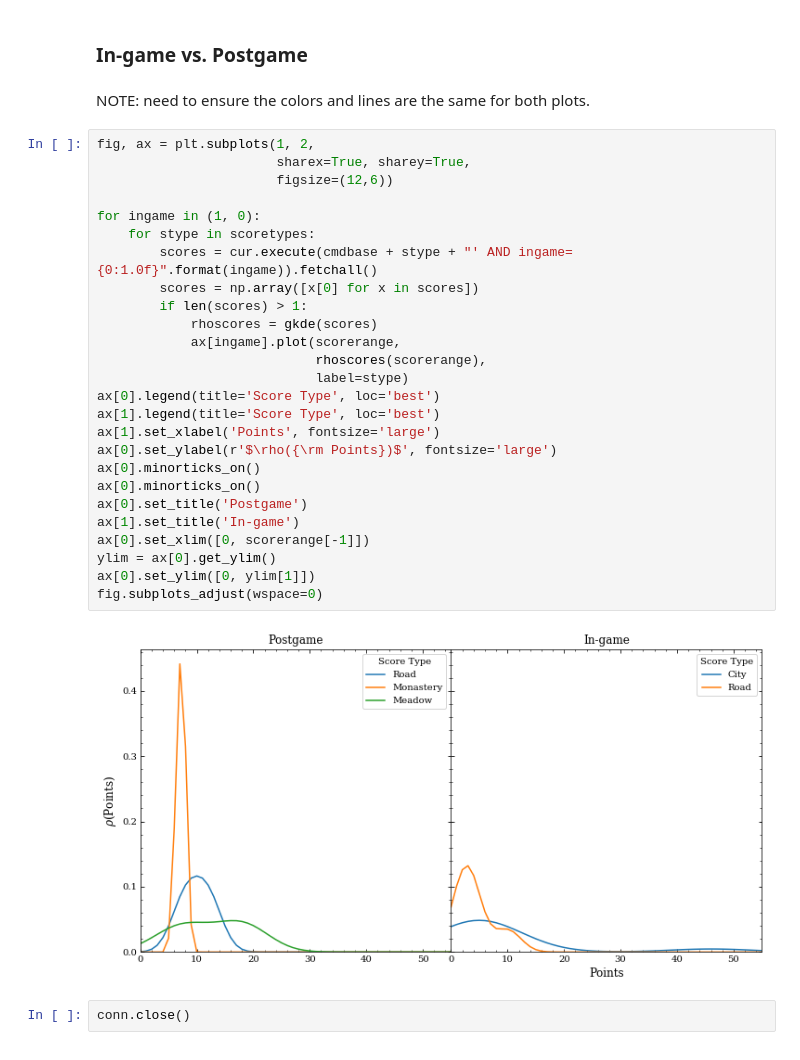
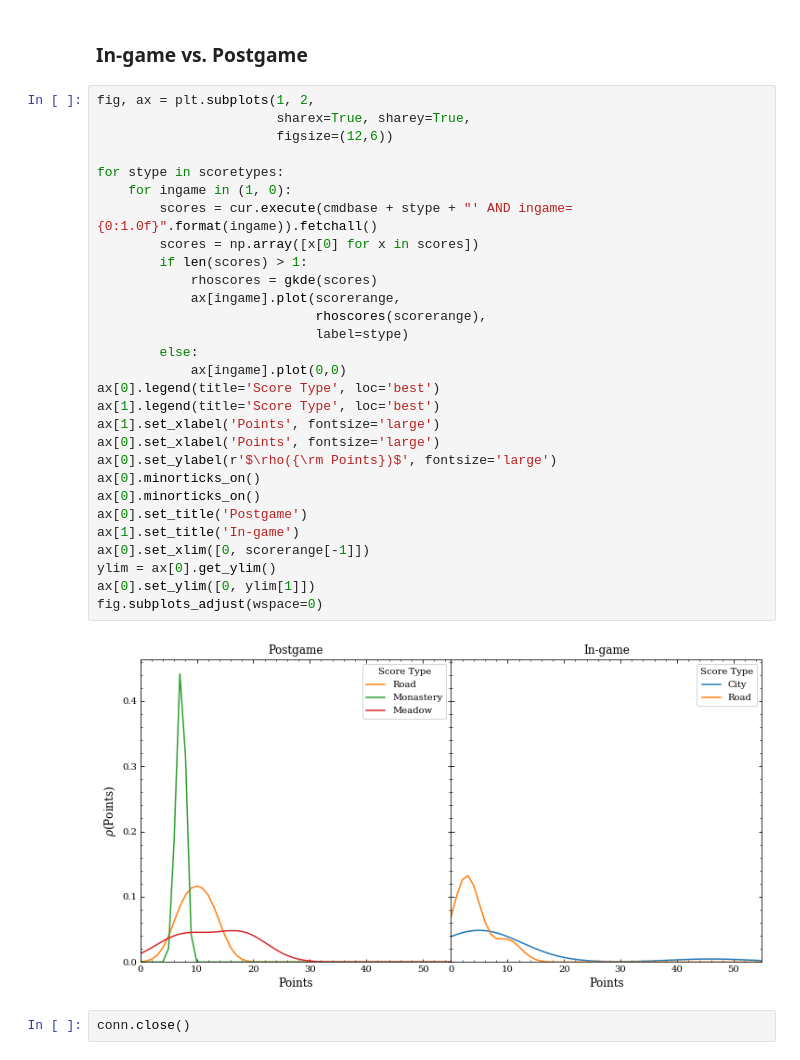
Before and after one commit to privong/CarcassonneScore, a Jupyter notebook: analysis/ScoreProbbyType.ipynb, the cells around one changed output. Saved outputs shown, nothing was run; the diff lists cells and outputs as text.

Commit message:
add missing axis label, ensure in/post game plots have same colors for score types

```diff
--- a/analysis/ScoreProbbyType.ipynb
+++ b/analysis/ScoreProbbyType.ipynb
@@ -51,35 +51,36 @@ ax.minorticks_on()
 [figure]
 # %% [markdown]
 ### In-game vs. Postgame
-# %% [markdown]
-NOTE: need to ensure the colors and lines are the same for both plots.
 # %%
 fig, ax = plt.subplots(1, 2,
                        sharex=True, sharey=True,
                        figsize=(12,6))
 
-for ingame in (1, 0):
-    for stype in scoretypes:
+for stype in scoretypes:
+    for ingame in (1, 0):
         scores = cur.execute(cmdbase + stype + "' AND ingame={0:1.0f}".format(ingame)).fetchall()
         scores = np.array([x[0] for x in scores])
         if len(scores) > 1:
             rhoscores = gkde(scores)
             ax[ingame].plot(scorerange,
                             rhoscores(scorerange),
                             label=stype)
+        else:
+            ax[ingame].plot(0,0)
 ax[0].legend(title='Score Type', loc='best')
 ax[1].legend(title='Score Type', loc='best')
 ax[1].set_xlabel('Points', fontsize='large')
+ax[0].set_xlabel('Points', fontsize='large')
 ax[0].set_ylabel(r'$\rho({\rm Points})$', fontsize='large')
 ax[0].minorticks_on()
 ax[0].minorticks_on()
 ax[0].set_title('Postgame')
 ax[1].set_title('In-game')
 ax[0].set_xlim([0, scorerange[-1]])
 ylim = ax[0].get_ylim()
 ax[0].set_ylim([0, ylim[1]])
 fig.subplots_adjust(wspace=0)
 # %% [output]
-[figure, old version]
+[figure, new version]
 # %%
 conn.close()
```
